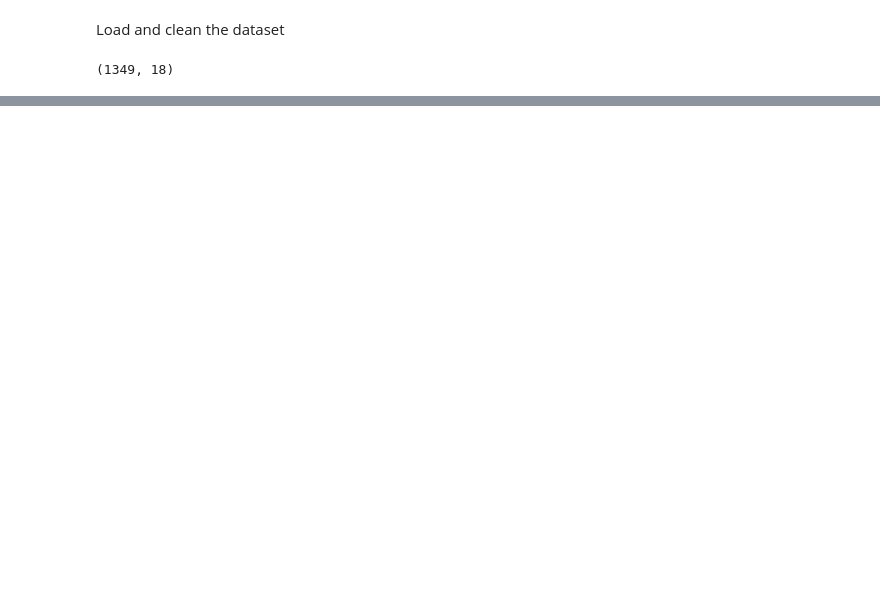
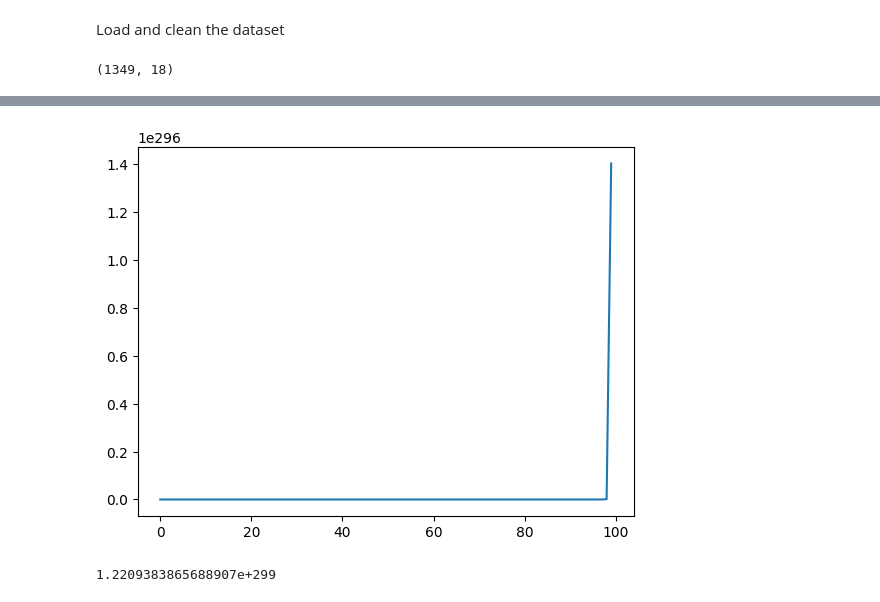
Before and after one commit to MxWmr/optimization_project, a Jupyter notebook: part3.ipynb, the cells around one changed output, grey strips where cells are left out. Saved outputs shown, nothing was run; the diff lists cells and outputs as text; code cells hidden in the pictures; blank space fills up the shorter version.

```diff
--- a/part3.ipynb
+++ b/part3.ipynb
@@ -95,0 +154,41 @@ print(loss(X,A_test,y_test))
+# %%
+### SVRG
+
+def SVRG(A,y,eps=1e-2,lr = None,verbose=0,itemax=100,m=1):
+    X = np.zeros(A.shape[1])
+    grad = np.array([1000]*A.shape[1])
+    if lr == None:
+        lr = 1/np.linalg.norm(A,2)**2
+    n = len(y)
+    l_loss = []
+    ite = 0
+    while np.all(np.abs(grad) > eps) and ite<itemax:
+        y_pred = A.dot(X)
+        grad = np.dot(A.T,(y_pred-y))
+        mu = grad.mean()
+        l_i = list(range(n))
+        X2 = X
+        for j in range(m):
+            rd.shuffle(l_i)
+            i = l_i.pop()
+            y_pred2 = A[i,:].dot(X2)
+            grad2 =  np.dot(A[i,:].T,(y_pred2-y[i]))
+            y_pred3 = A[i,:].dot(X)
+            grad3 =  np.dot(A[i,:].T,(y_pred3-y[i]))
+            X2 = X2 - lr*(grad2-grad3+mu)
+        X = X2
+        l_loss.append((1/2*(y_pred-y)**2).mean())
+        ite+=1
+
+    if verbose == 1:
+        plt.figure(1)
+        plt.plot(l_loss)
+        plt.show()
+
+    return X,l_loss
+# %%
+X,l_loss = SVRG(A_train,y_train,eps=1,verbose=1,m=100)
+print(loss(X,A_test,y_test))
+# %% [output]
+[figure, added]
+1.2209383865688907e+299
```
Also changed, not shown: parts of 8 cells of this notebook, 14 other files.
